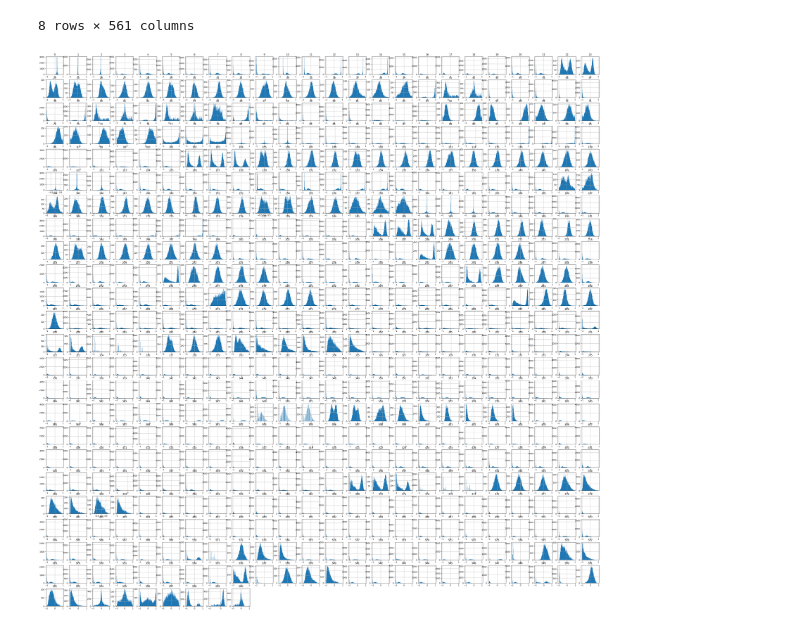
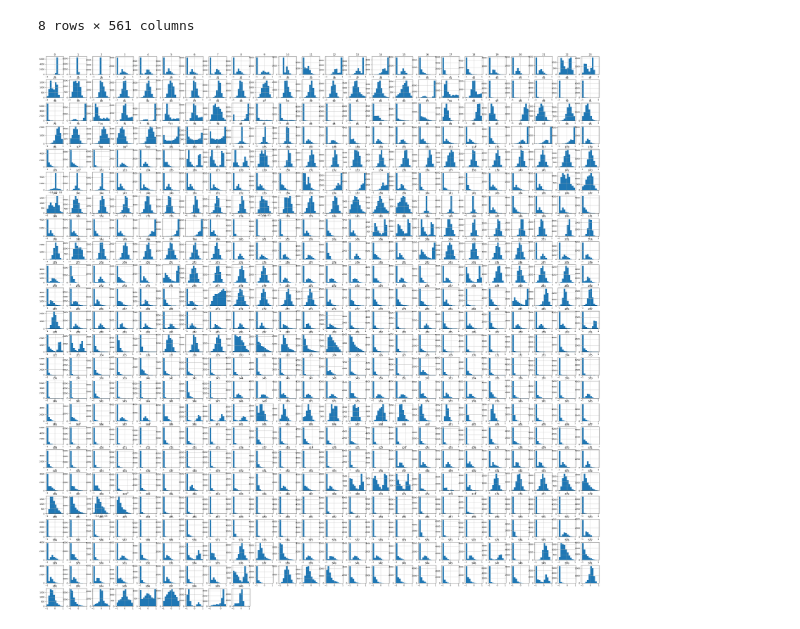
Before and after one commit to Fabien-Airaud/TrackMyMoves, a Jupyter notebook: ActivityRecognition/ActivityRecognition.ipynb, the cells around one changed output. Cells and saved outputs as stored; diff of their text form; code cells hidden in the pictures.

```diff
--- a/ActivityRecognition/ActivityRecognition.ipynb
+++ b/ActivityRecognition/ActivityRecognition.ipynb
@@ -64,7 +64,7 @@ donnees_brutes_train.describe()
 # %%
 %matplotlib inline
 import matplotlib.pyplot as plt
-donnees_brutes_train.hist(bins=100, figsize=(50, 50))
+donnees_brutes_train.hist(figsize=(50, 50))
 plt.show()
 # %% [output]
-[figure, old version]
+[figure, new version]
```
Also changed, not shown: parts of 2 cells of this notebook.
